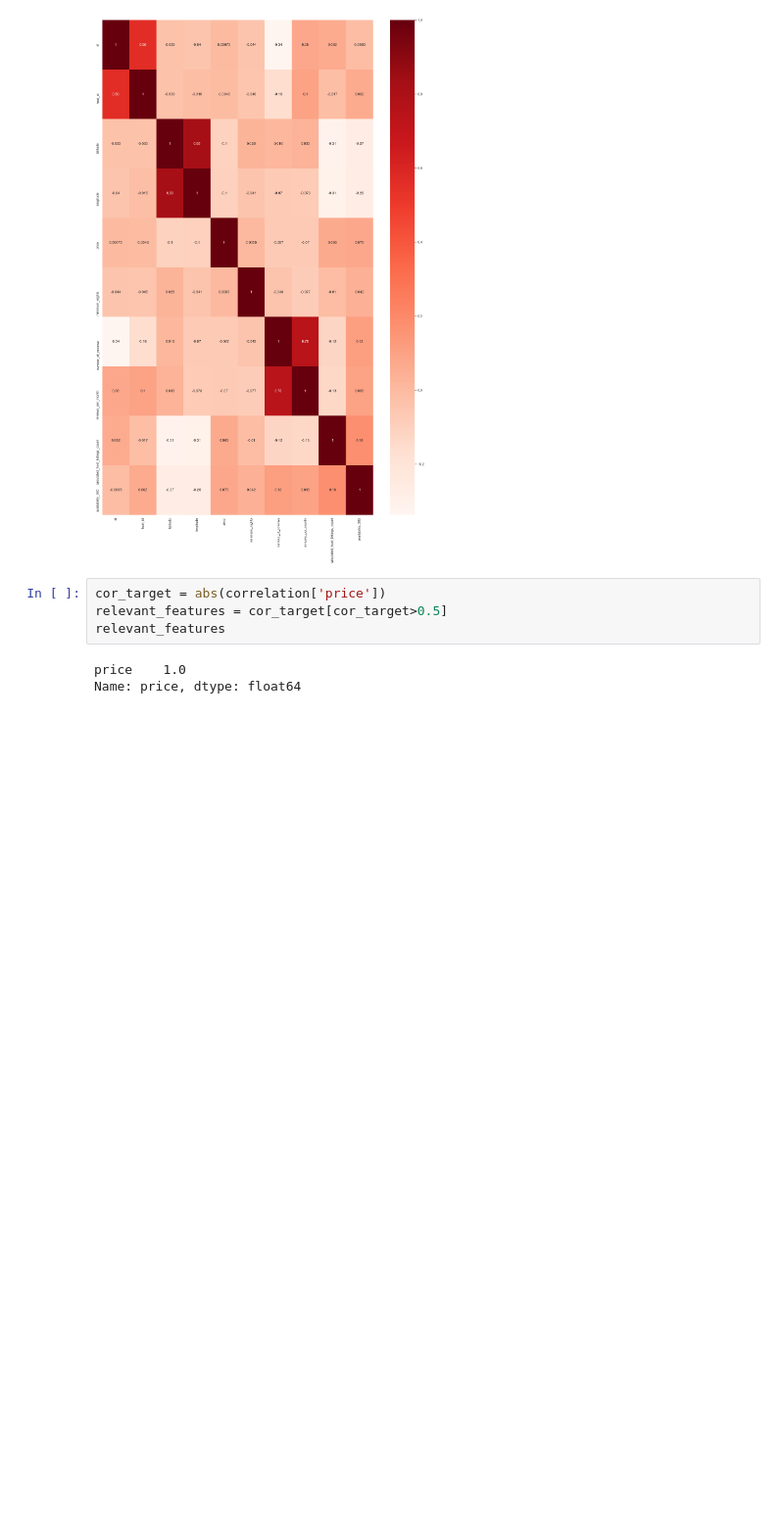
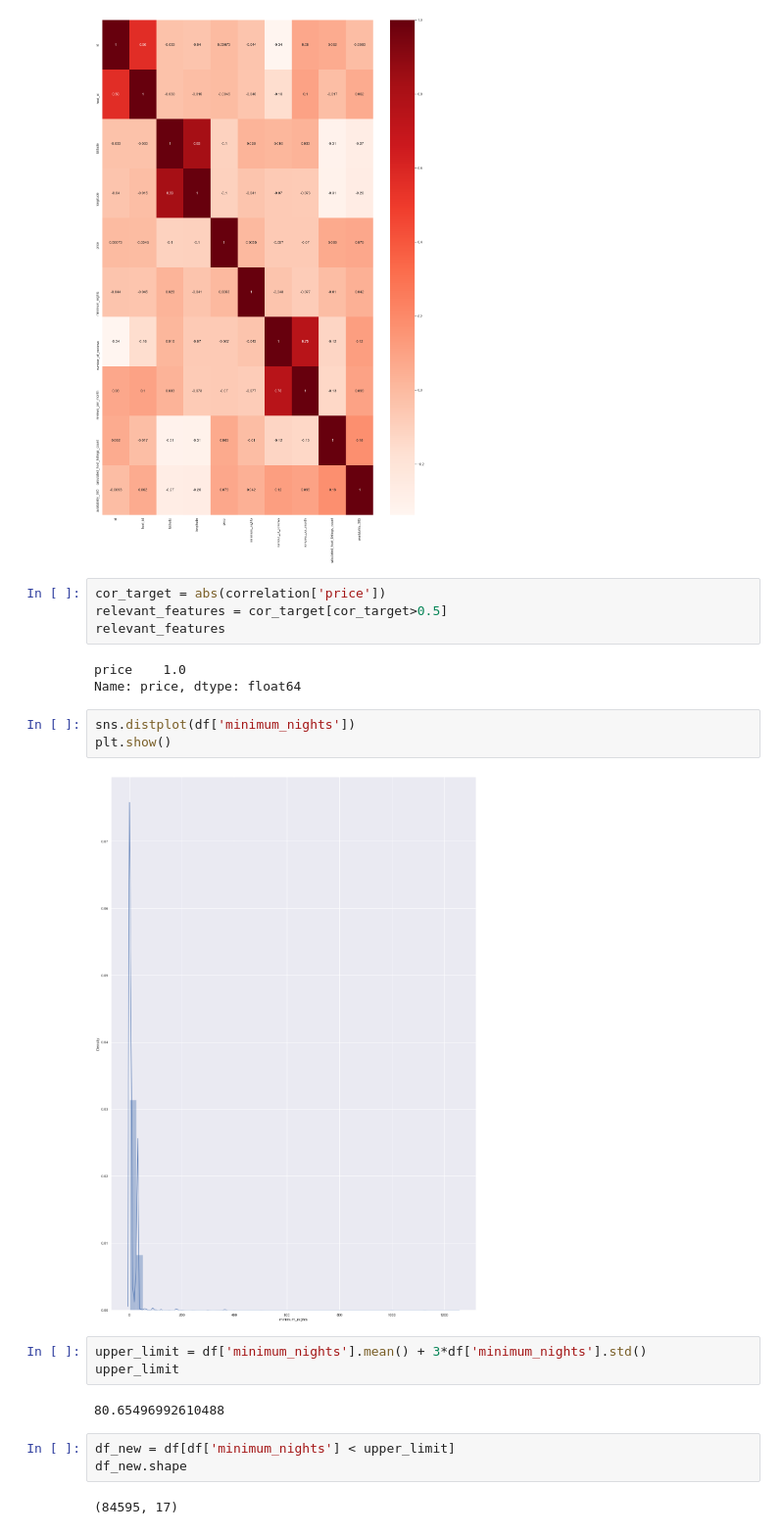
Before and after one commit to malakmosly/Capstone2, a Jupyter notebook: Airbnb Data EDA.ipynb, the cells around one changed output. Shown at 98% size. Drawn from its saved outputs; the diff is of its cells as text; blank space fills up the shorter version.

```diff
--- a/Airbnb Data EDA.ipynb
+++ b/Airbnb Data EDA.ipynb
@@ -92,3 +92,18 @@ relevant_features
 # %% [output]
 price    1.0
 Name: price, dtype: float64
+# %%
+sns.distplot(df['minimum_nights'])
+plt.show()
+# %% [output]
+[figure, added]
+# %%
+upper_limit = df['minimum_nights'].mean() + 3*df['minimum_nights'].std()
+upper_limit
+# %% [output]
+80.65496992610488
+# %%
+df_new = df[df['minimum_nights'] < upper_limit]
+df_new.shape
+# %% [output]
+(84595, 17)
```
Also changed, not shown: parts of 26 cells of this notebook, 1 other file.
